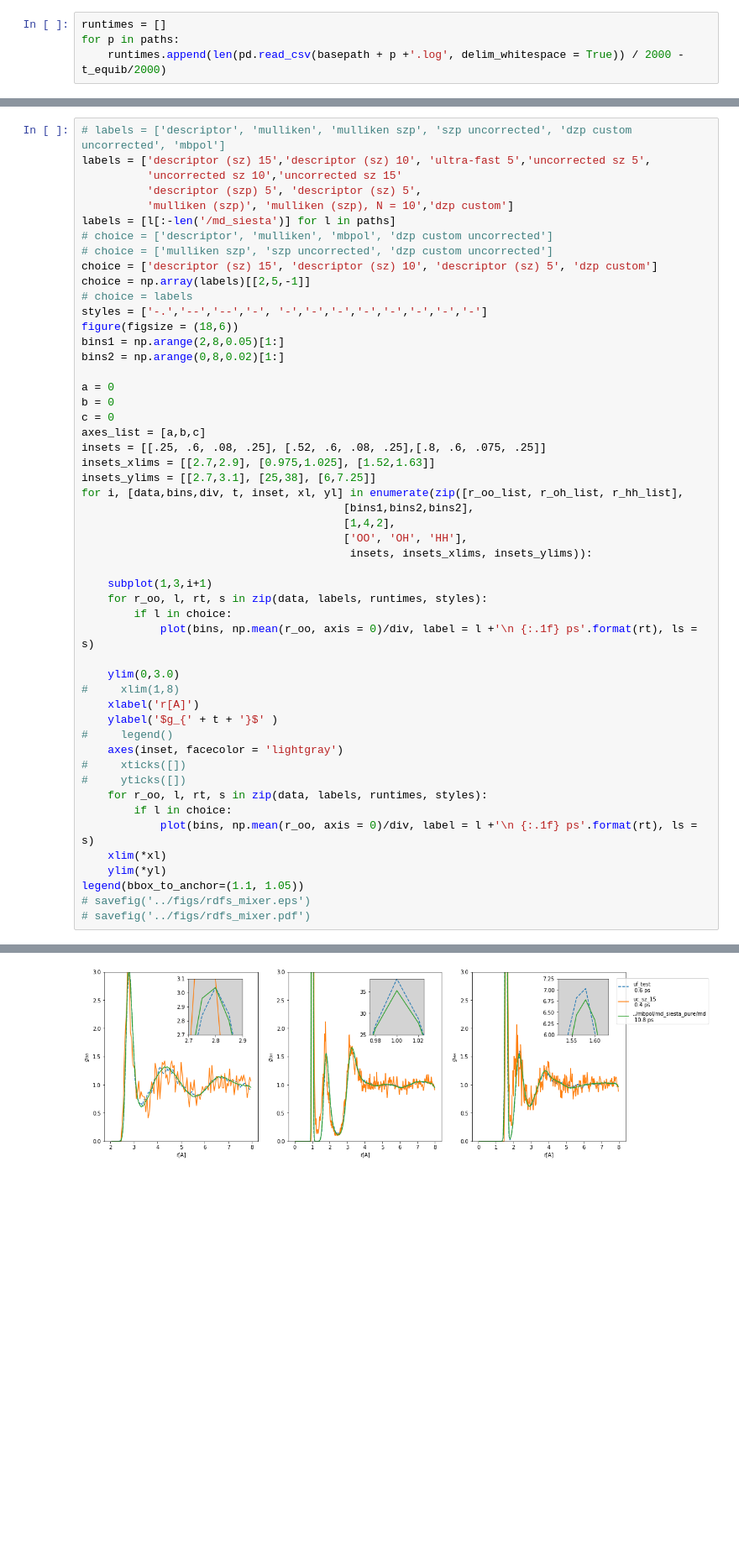
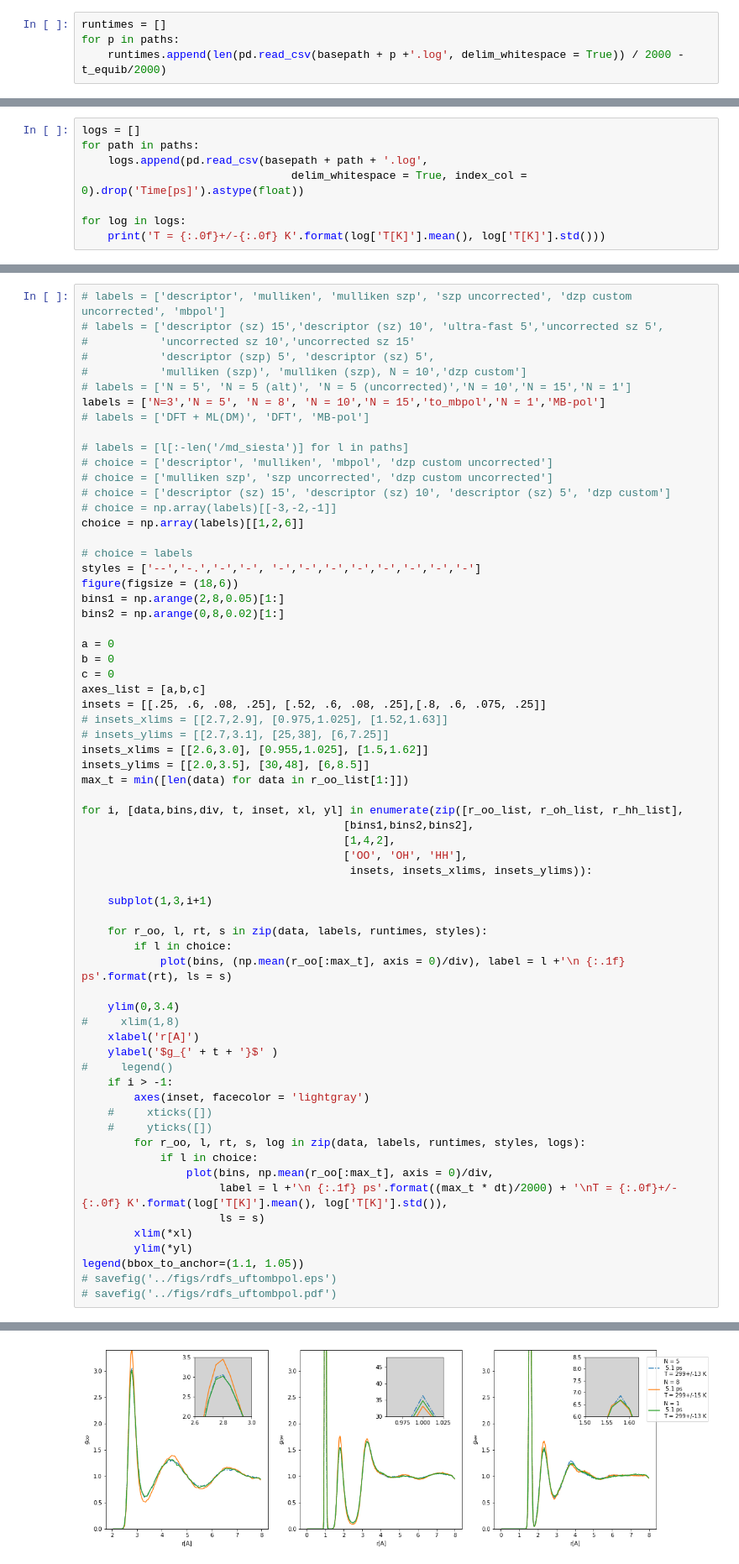
Before and after one commit to semodi/mlcf, a Jupyter notebook: analysis/rdfs.ipynb, the cells around one changed output, grey strips where cells are left out. Shown at 84% size. Saved outputs shown, nothing was run; the diff lists cells and outputs as text; blank space fills up the shorter version.

Commit message:
md working with ions and mixer

```diff
--- a/analysis/rdfs.ipynb
+++ b/analysis/rdfs.ipynb
@@ -62,0 +64,8 @@ runtimes
+# %%
+logs = []
+for path in paths:
+    logs.append(pd.read_csv(basepath + path + '.log',
+                                delim_whitespace = True, index_col = 0).drop('Time[ps]').astype(float))
+
+for log in logs:
+    print('T = {:.0f}+/-{:.0f} K'.format(log['T[K]'].mean(), log['T[K]'].std()))
@@ -63,54 +81,68 @@ runtimes
 # %%
 # labels = ['descriptor', 'mulliken', 'mulliken szp', 'szp uncorrected', 'dzp custom uncorrected', 'mbpol']
-labels = ['descriptor (sz) 15','descriptor (sz) 10', 'ultra-fast 5','uncorrected sz 5',
-          'uncorrected sz 10','uncorrected sz 15'
-          'descriptor (szp) 5', 'descriptor (sz) 5',
-          'mulliken (szp)', 'mulliken (szp), N = 10','dzp custom']
-labels = [l[:-len('/md_siesta')] for l in paths]
+# labels = ['descriptor (sz) 15','descriptor (sz) 10', 'ultra-fast 5','uncorrected sz 5',
+#           'uncorrected sz 10','uncorrected sz 15'
+#           'descriptor (szp) 5', 'descriptor (sz) 5',
+#           'mulliken (szp)', 'mulliken (szp), N = 10','dzp custom']
+# labels = ['N = 5', 'N = 5 (alt)', 'N = 5 (uncorrected)','N = 10','N = 15','N = 1']
+labels = ['N=3','N = 5', 'N = 8', 'N = 10','N = 15','to_mbpol','N = 1','MB-pol']
+# labels = ['DFT + ML(DM)', 'DFT', 'MB-pol']
+
+# labels = [l[:-len('/md_siesta')] for l in paths]
 # choice = ['descriptor', 'mulliken', 'mbpol', 'dzp custom uncorrected']
 # choice = ['mulliken szp', 'szp uncorrected', 'dzp custom uncorrected']
-choice = ['descriptor (sz) 15', 'descriptor (sz) 10', 'descriptor (sz) 5', 'dzp custom']
-choice = np.array(labels)[[2,5,-1]]
+# choice = ['descriptor (sz) 15', 'descriptor (sz) 10', 'descriptor (sz) 5', 'dzp custom']
+# choice = np.array(labels)[[-3,-2,-1]]
+choice = np.array(labels)[[1,2,6]]
+
 # choice = labels
-styles = ['-.','--','--','-', '-','-','-','-','-','-','-','-']
+styles = ['--','-.','-','-', '-','-','-','-','-','-','-','-']
 figure(figsize = (18,6))
 bins1 = np.arange(2,8,0.05)[1:]
 bins2 = np.arange(0,8,0.02)[1:]
 
 a = 0
 b = 0
 c = 0
 axes_list = [a,b,c]
 insets = [[.25, .6, .08, .25], [.52, .6, .08, .25],[.8, .6, .075, .25]]
-insets_xlims = [[2.7,2.9], [0.975,1.025], [1.52,1.63]]
-insets_ylims = [[2.7,3.1], [25,38], [6,7.25]]
+# insets_xlims = [[2.7,2.9], [0.975,1.025], [1.52,1.63]]
+# insets_ylims = [[2.7,3.1], [25,38], [6,7.25]]
+insets_xlims = [[2.6,3.0], [0.955,1.025], [1.5,1.62]]
+insets_ylims = [[2.0,3.5], [30,48], [6,8.5]]
+max_t = min([len(data) for data in r_oo_list[1:]])
+
 for i, [data,bins,div, t, inset, xl, yl] in enumerate(zip([r_oo_list, r_oh_list, r_hh_list],
                                         [bins1,bins2,bins2],
                                         [1,4,2],
                                         ['OO', 'OH', 'HH'],
                                          insets, insets_xlims, insets_ylims)):
 
     subplot(1,3,i+1)
+
     for r_oo, l, rt, s in zip(data, labels, runtimes, styles):
         if l in choice:
-            plot(bins, np.mean(r_oo, axis = 0)/div, label = l +'\n {:.1f} ps'.format(rt), ls = s)
+            plot(bins, (np.mean(r_oo[:max_t], axis = 0)/div), label = l +'\n {:.1f} ps'.format(rt), ls = s)
 
-    ylim(0,3.0)
+    ylim(0,3.4)
 #     xlim(1,8)
     xlabel('r[A]')
     ylabel('$g_{' + t + '}$' )
 #     legend()
-    axes(inset, facecolor = 'lightgray')
-#     xticks([])
-#     yticks([])
-    for r_oo, l, rt, s in zip(data, labels, runtimes, styles):
-        if l in choice:
-            plot(bins, np.mean(r_oo, axis = 0)/div, label = l +'\n {:.1f} ps'.format(rt), ls = s)
-    xlim(*xl)
-    ylim(*yl)
+    if i > -1:
+        axes(inset, facecolor = 'lightgray')
+    #     xticks([])
+    #     yticks([])
+        for r_oo, l, rt, s, log in zip(data, labels, runtimes, styles, logs):
+            if l in choice:
+                plot(bins, np.mean(r_oo[:max_t], axis = 0)/div,
+                     label = l +'\n {:.1f} ps'.format((max_t * dt)/2000) + '\nT = {:.0f}+/-{:.0f} K'.format(log['T[K]'].mean(), log['T[K]'].std()),
+                     ls = s)
+        xlim(*xl)
+        ylim(*yl)
 legend(bbox_to_anchor=(1.1, 1.05))
-# savefig('../figs/rdfs_mixer.eps')
-# savefig('../figs/rdfs_mixer.pdf')
+# savefig('../figs/rdfs_uftombpol.eps')
+# savefig('../figs/rdfs_uftombpol.pdf')
 # %% [output]
 <matplotlib.legend.Legend at 0x...>
-[figure, old version]
+[figure, new version]
```
Also changed, not shown: parts of 3 cells of this notebook, 7 other files.
